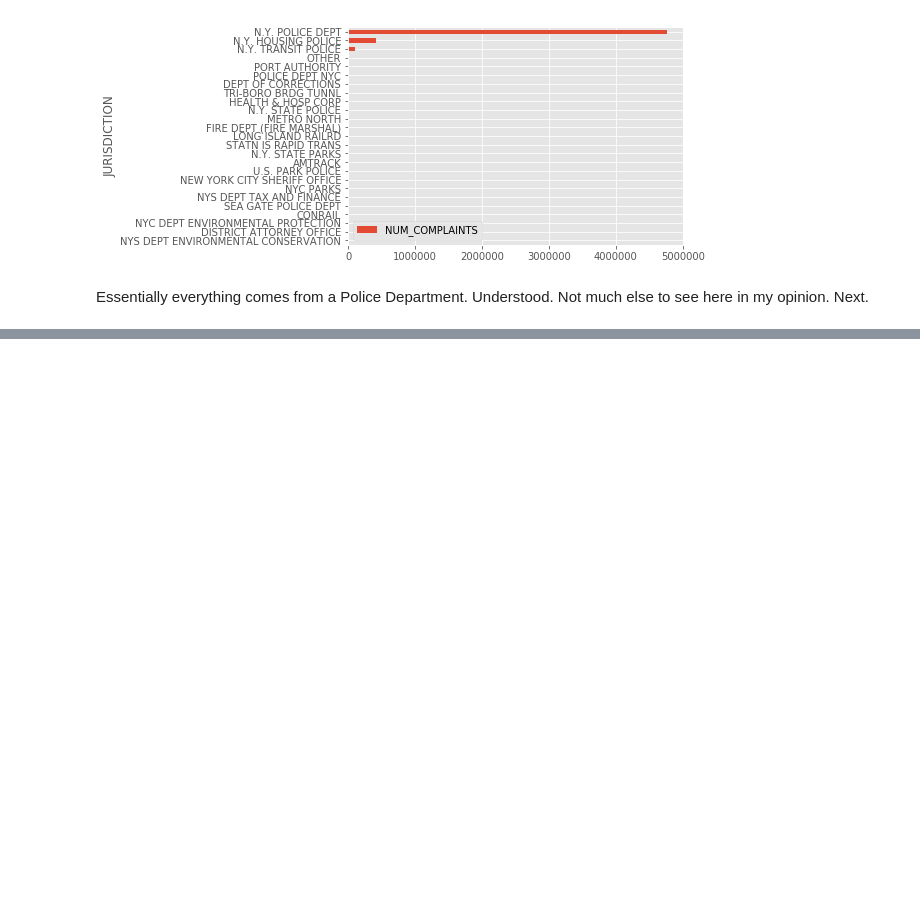
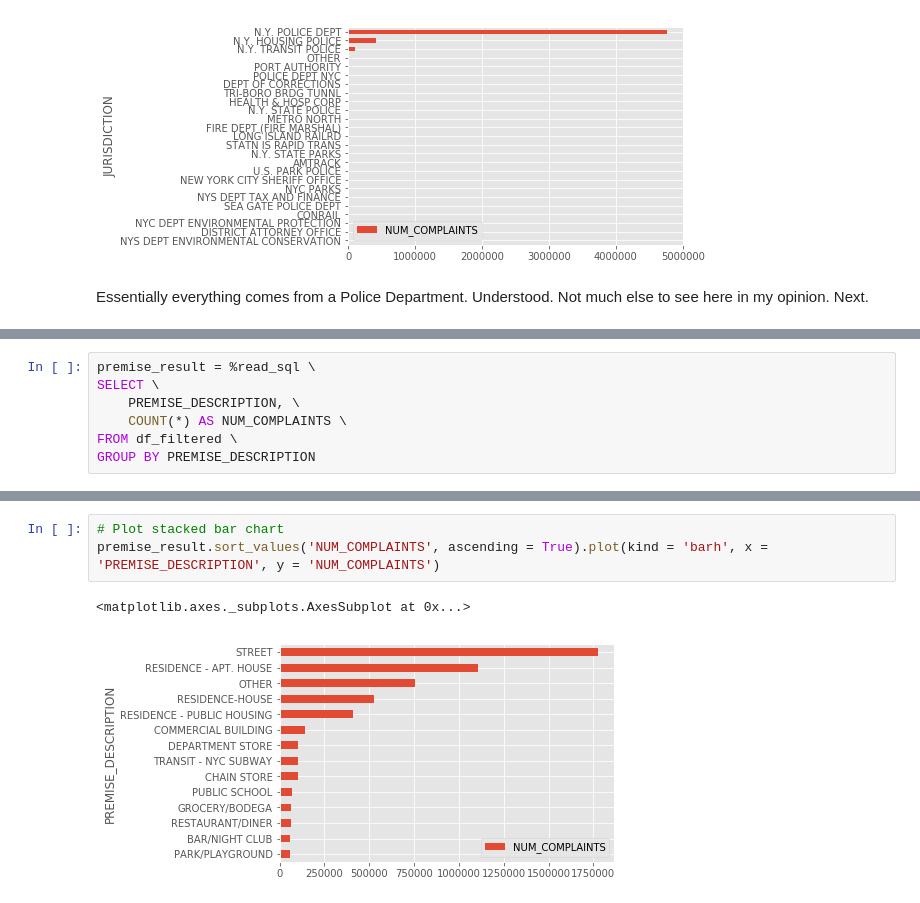
Before and after one commit to strikingmoose/nypd_complaints, a Jupyter notebook: notebook/11 - Data Exploration (Part VI - Complaint Type & Location Exploration).ipynb, the cells around one changed output, grey strips where cells are left out. Cells and saved outputs as stored; diff of their text form; blank space fills up the shorter version.

```diff
--- a/notebook/11 - Data Exploration (Part VI - Complaint Type : Location Exploration).ipynb
+++ b/notebook/11 - Data Exploration (Part VI - Complaint Type & Location Exploration).ipynb
@@ -221,0 +222,7 @@ We've got a few location fields. One is definite latitude and longitude, and the
+# %%
+premise_result = %read_sql \
+SELECT \
+    PREMISE_DESCRIPTION, \
+    COUNT(*) AS NUM_COMPLAINTS \
+FROM df_filtered \
+GROUP BY PREMISE_DESCRIPTION
@@ -221,0 +231,6 @@ We've got a few location fields. One is definite latitude and longitude, and the
+# %%
+# Plot stacked bar chart
+premise_result.sort_values('NUM_COMPLAINTS', ascending = True).plot(kind = 'barh', x = 'PREMISE_DESCRIPTION', y = 'NUM_COMPLAINTS')
+# %% [output]
+<matplotlib.axes._subplots.AxesSubplot at 0x...>
+[figure, added]
```
Also changed, not shown: parts of 24 cells of this notebook.
